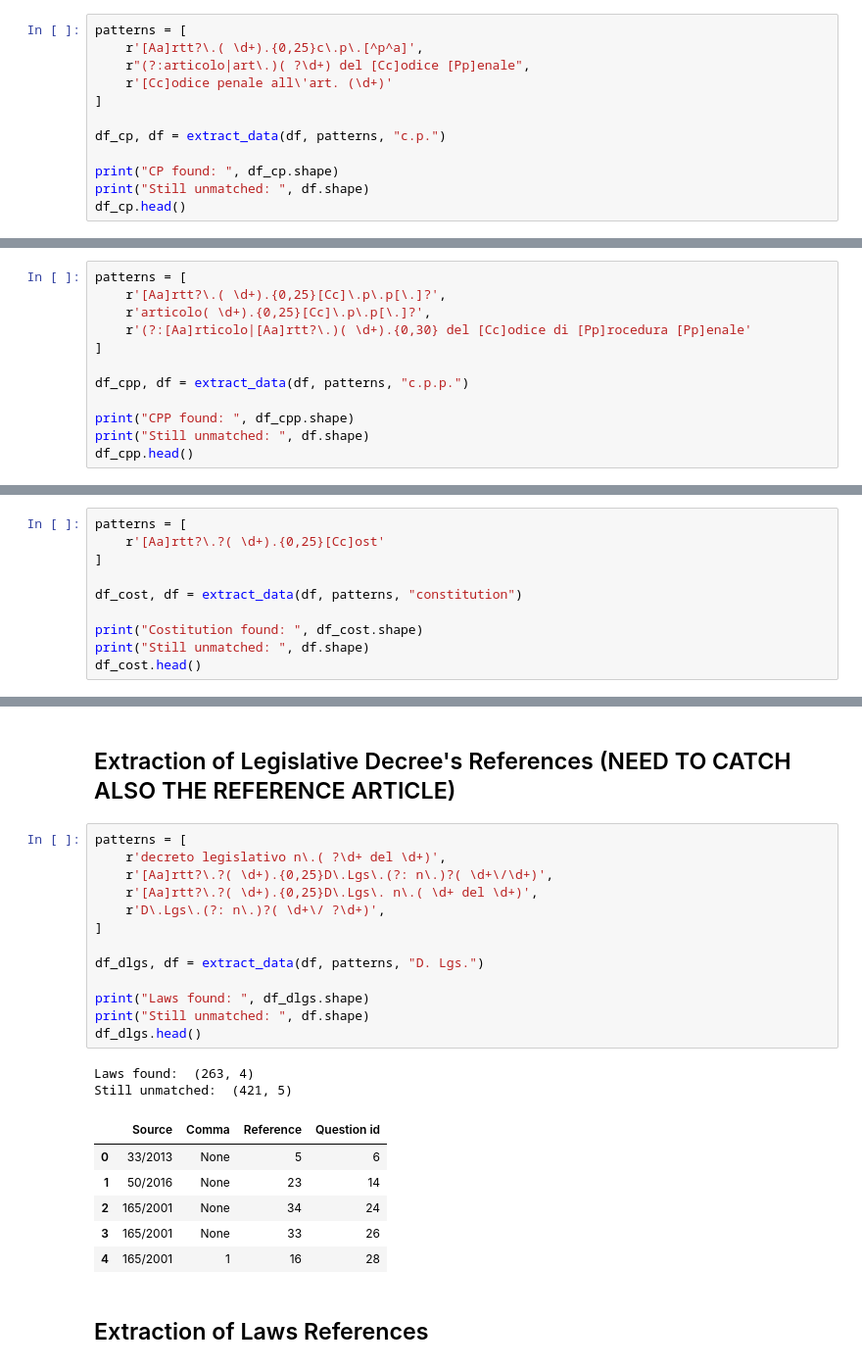
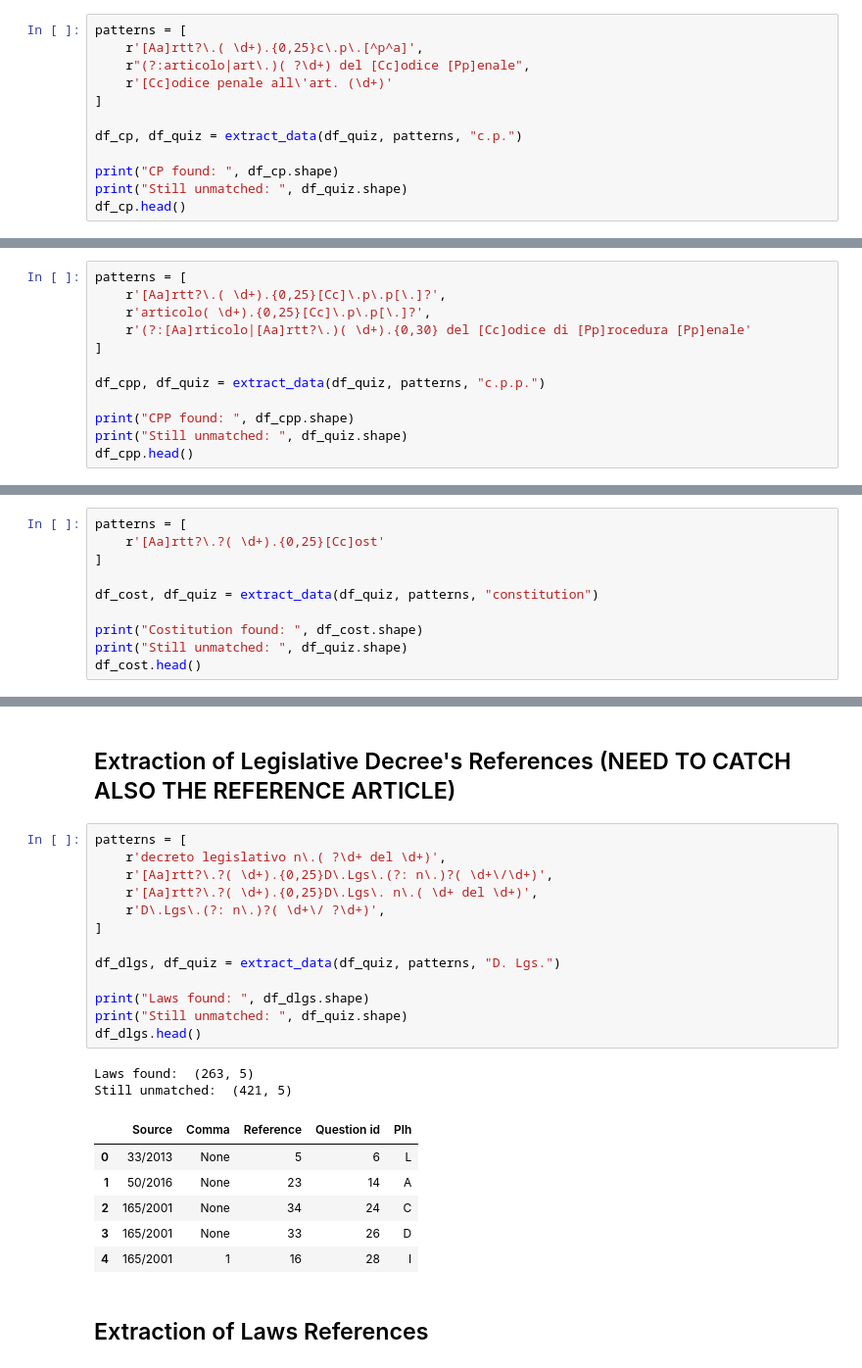
Before and after one commit to IGieckI/Thesis, a Jupyter notebook: Data/References extraction from quiz.ipynb, the cells around one changed output, grey strips where cells are left out. Shown at 98% size. Drawn from its saved outputs; the diff is of its cells as text.

```diff
--- a/Data/References extraction from quiz.ipynb
+++ b/Data/References extraction from quiz.ipynb
@@ -81,9 +94,9 @@ patterns = [
     r'[Cc]odice penale all\'art. (\d+)'
 ]
 
-df_cp, df = extract_data(df, patterns, "c.p.")
+df_cp, df_quiz = extract_data(df_quiz, patterns, "c.p.")
 
 print("CP found: ", df_cp.shape)
-print("Still unmatched: ", df.shape)
+print("Still unmatched: ", df_quiz.shape)
 df_cp.head()
 # %% [output]
@@ -126,9 +139,9 @@ patterns = [
     r'(?:[Aa]rticolo|[Aa]rtt?\.)( \d+).{0,30} del [Cc]odice di [Pp]rocedura [Pp]enale'
 ]
 
-df_cpp, df = extract_data(df, patterns, "c.p.p.")
+df_cpp, df_quiz = extract_data(df_quiz, patterns, "c.p.p.")
 
 print("CPP found: ", df_cpp.shape)
-print("Still unmatched: ", df.shape)
+print("Still unmatched: ", df_quiz.shape)
 df_cpp.head()
 # %% [output]
@@ -147,9 +160,9 @@ patterns = [
     r'[Aa]rtt?\.?( \d+).{0,25}[Cc]ost'
 ]
 
-df_cost, df = extract_data(df, patterns, "constitution")
+df_cost, df_quiz = extract_data(df_quiz, patterns, "constitution")
 
 print("Costitution found: ", df_cost.shape)
-print("Still unmatched: ", df.shape)
+print("Still unmatched: ", df_quiz.shape)
 df_cost.head()
 # %% [output]
@@ -166,25 +179,25 @@ Still unmatched:  (674, 5)
 # %%
 patterns = [
     r'decreto legislativo n\.( ?\d+ del \d+)',
     r'[Aa]rtt?\.?( \d+).{0,25}D\.Lgs\.(?: n\.)?( \d+\/\d+)',
     r'[Aa]rtt?\.?( \d+).{0,25}D\.Lgs\. n\.( \d+ del \d+)',
     r'D\.Lgs\.(?: n\.)?( \d+\/ ?\d+)',
 ]
 
-df_dlgs, df = extract_data(df, patterns, "D. Lgs.")
+df_dlgs, df_quiz = extract_data(df_quiz, patterns, "D. Lgs.")
 
 print("Laws found: ", df_dlgs.shape)
-print("Still unmatched: ", df.shape)
+print("Still unmatched: ", df_quiz.shape)
 df_dlgs.head()
 # %% [output]
-Laws found:  (263, 4)
+Laws found:  (263, 5)
 Still unmatched:  (421, 5)
-|  | Source | Comma | Reference | Question id |
-| 0 | 33/2013 | None | 5 | 6 |
-| 1 | 50/2016 | None | 23 | 14 |
-| 2 | 165/2001 | None | 34 | 24 |
-| 3 | 165/2001 | None | 33 | 26 |
-| 4 | 165/2001 | 1 | 16 | 28 |
+|  | Source | Comma | Reference | Question id | Plh |
+| 0 | 33/2013 | None | 5 | 6 | L |
+| 1 | 50/2016 | None | 23 | 14 | A |
+| 2 | 165/2001 | None | 34 | 24 | C |
+| 3 | 165/2001 | None | 33 | 26 | D |
+| 4 | 165/2001 | 1 | 16 | 28 | I |
 # %% [markdown]
 ## Extraction of Laws References
 # %%
```
Also changed, not shown: parts of 8 cells of this notebook, 13 other files.
